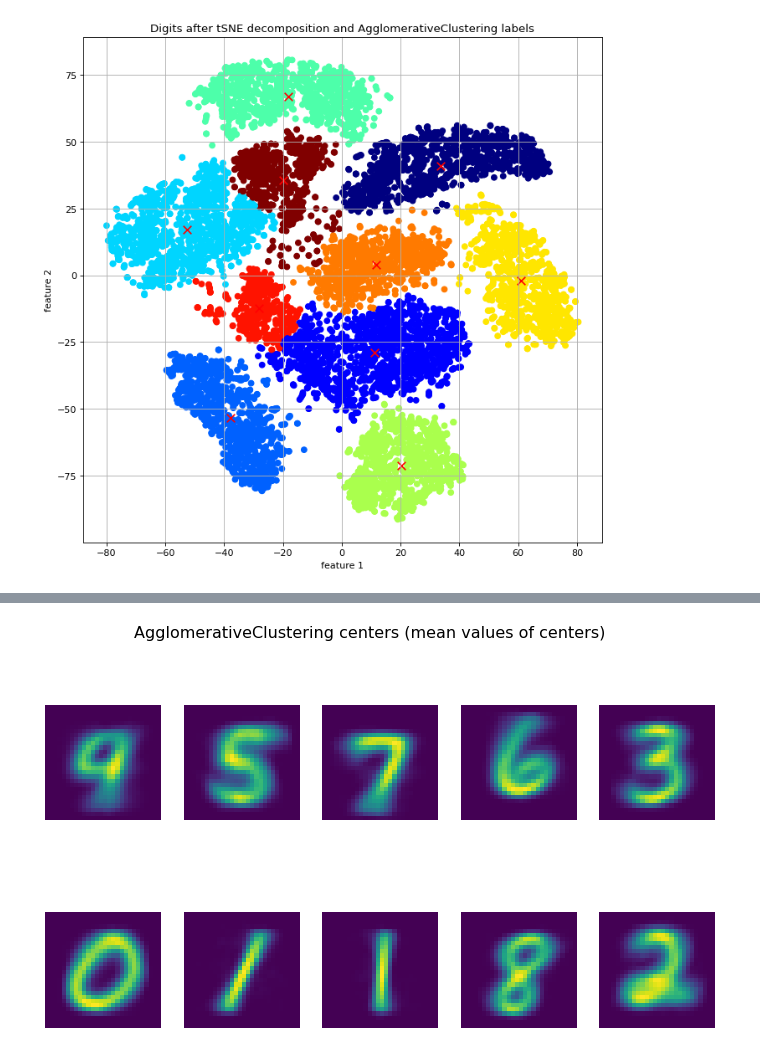
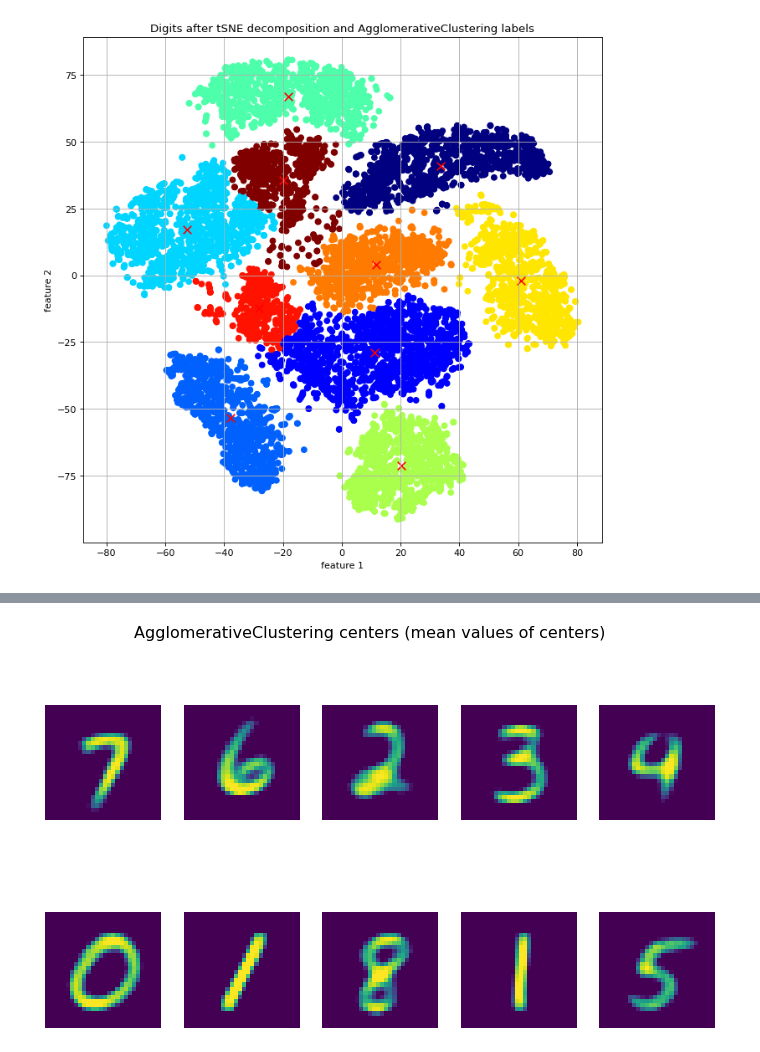
Before and after one commit to N3wBaz/ml-intro, a Jupyter notebook: 8_clustering/clustering.ipynb, the cells around one changed output, grey strips where cells are left out. Drawn from its saved outputs; the diff is of its cells as text; code cells hidden in the pictures.

```diff
--- a/8_clustering/clustering.ipynb
+++ b/8_clustering/clustering.ipynb
@@ -833,10 +833,11 @@ plt.show()
 # выбираем AgglomerativeClustering 0.7852905929990729
 
 # усредняем наши центры для отображения.
+
 n_clusters = 10
 mnist_k_centers = np.ones((n_clusters, X_train.shape[1]))
 for i in range(n_clusters):
     mask = mnist_ag.labels_ == i
-    mnist_k_centers[i] = np.mean(X_train[mask], axis=0)
+    mnist_k_centers[i] = np.median(X_train[mask], axis=0)
 # %%
 fig, axes = plt.subplots(nrows=2, ncols=5, figsize=(12, 7))
@@ -883,5 +879,6 @@ umap_mnist.shape
 # %%
-mnist_k2 = KMeans(n_clusters=10, random_state=SEED, max_iter=50, n_init=10).fit(umap_mnist)
-# mnist_k2 = KMeans(n_clusters=10, random_state=SEED, max_iter=100, n_init=10).fit(X_mnist_tsne1)
-mnist_ag2 = AgglomerativeClustering(n_clusters=10).fit(umap_mnist)
+# Кластеризуем полученные данные.
+mnist_k_umap = KMeans(n_clusters=10, random_state=SEED, max_iter=50, n_init=10).fit(umap_mnist)
+
+mnist_ag_umap = AgglomerativeClustering(n_clusters=10).fit(umap_mnist)
 # %%
@@ -894,14 +907,16 @@ V measure score for AgglomerativeClustering of MNIST (UMAP) :  0.807967732313981
 # %%
+# Выбираем K-means основываясь на значении V score.
+# усредняем центры для отображения
 n_clusters = 10
 mnist_k_centers = np.ones((n_clusters, X_train.shape[1]))
 for i in range(n_clusters):
-    mask = mnist_ag2.labels_ == i
-    mnist_k_centers[i] = np.mean(X_train[mask], axis=0)
+    mask = mnist_k_umap.labels_ == i
+    mnist_k_centers[i] = np.median(X_train[mask], axis=0)
 # %%
 fig, axes = plt.subplots(nrows=2, ncols=5, figsize=(12, 7))
-fig.suptitle('AgglomerativeClustering centers (mean values of centers)', fontsize=16)
+fig.suptitle('AgglomerativeClustering centers (median values of centers)', fontsize=16)
 for ax, image in zip(axes.flatten(), mnist_k_centers):
     ax.set_axis_off()
     ax.imshow(image.reshape((28, 28)))
 # %% [output]
-[figure, old version]
+[figure, new version]
```
Also changed, not shown: parts of 11 cells of this notebook.
